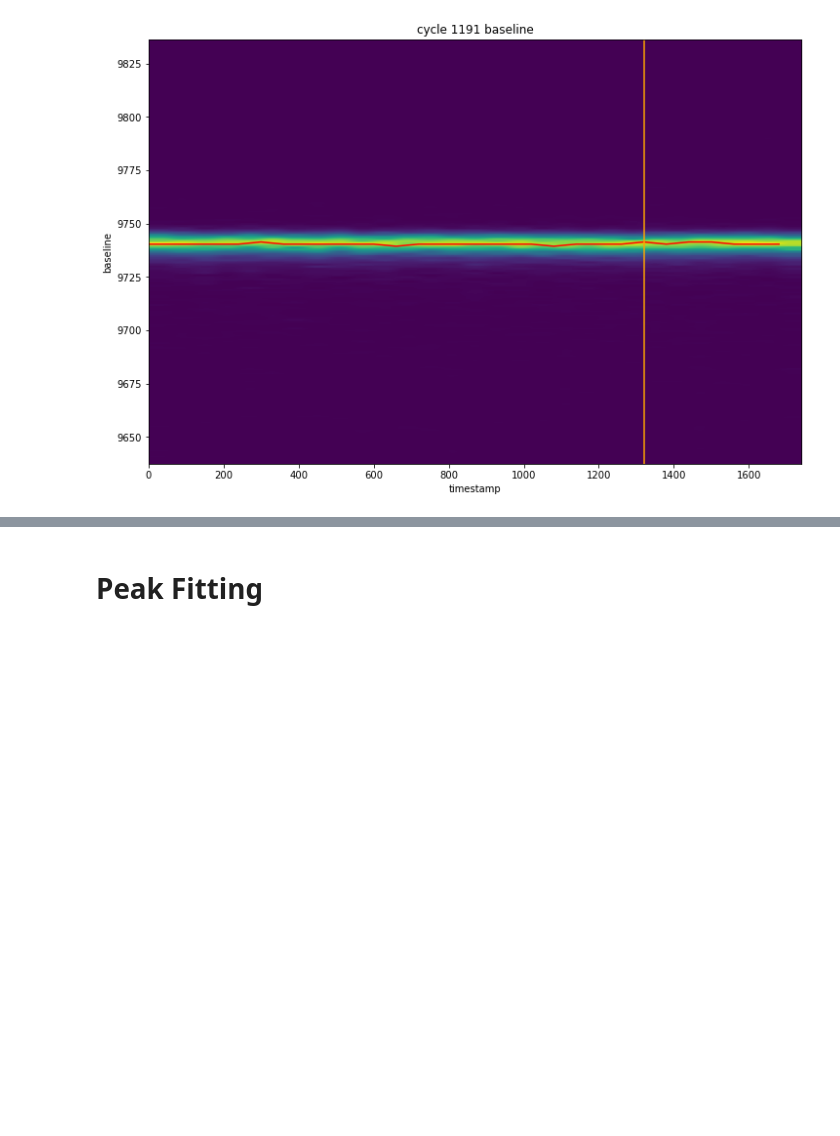
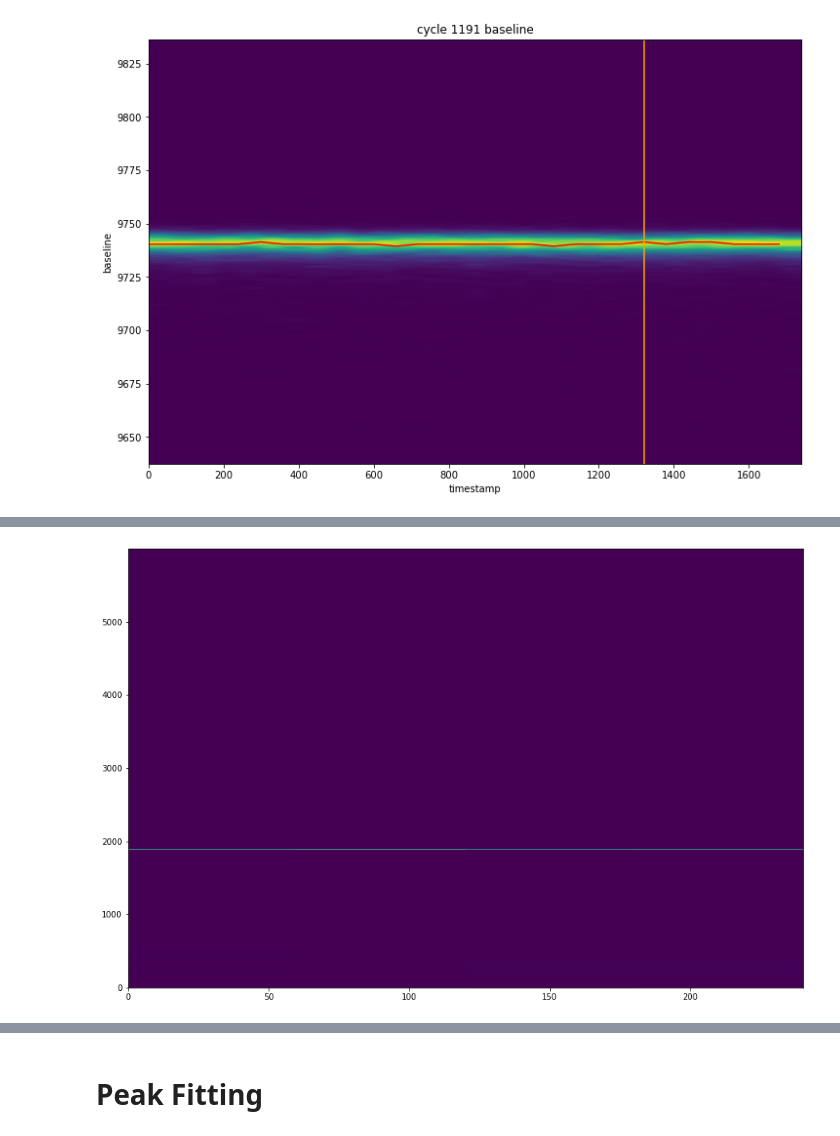
Before and after one commit to legend-exp/CAGE, a Jupyter notebook: analysis/gain_jumps.ipynb, the cells around one changed output, grey strips where cells are left out. Drawn from its saved outputs; the diff is of its cells as text; code cells hidden in the pictures; blank space fills up the shorter version.

```diff
--- a/analysis/gain_jumps.ipynb
+++ b/analysis/gain_jumps.ipynb
@@ -196,0 +287,10 @@ ehists, blhists = hist_jump_in_run(run, cycles, dsp_dir, True)
+# %%
+f_dsp = f"{dsp_dir}/cage_run108_cyc1179_dsp.lh5"
+dsp = h5py.File(f_dsp)
+trapEftp = np.array(dsp['ORSIS3302DecoderForEnergy']['dsp']['trapEftp'])
+ts = np.array(dsp['ORSIS3302DecoderForEnergy']['dsp']['timestamp'])
+ts_corrected = correct_timestamps(f_dsp)
+plt.figure(figsize=(15,10))
+eh = plt.hist2d(ts_corrected, trapEftp, bins=[np.arange(0, ts_corrected[-1],np.minimum(time_intervals, int(ts_corrected[-1]-1))),np.arange(0,6000)])[:-1]
+# %% [output]
+[figure, added]
```
Also changed, not shown: parts of 7 cells of this notebook.
